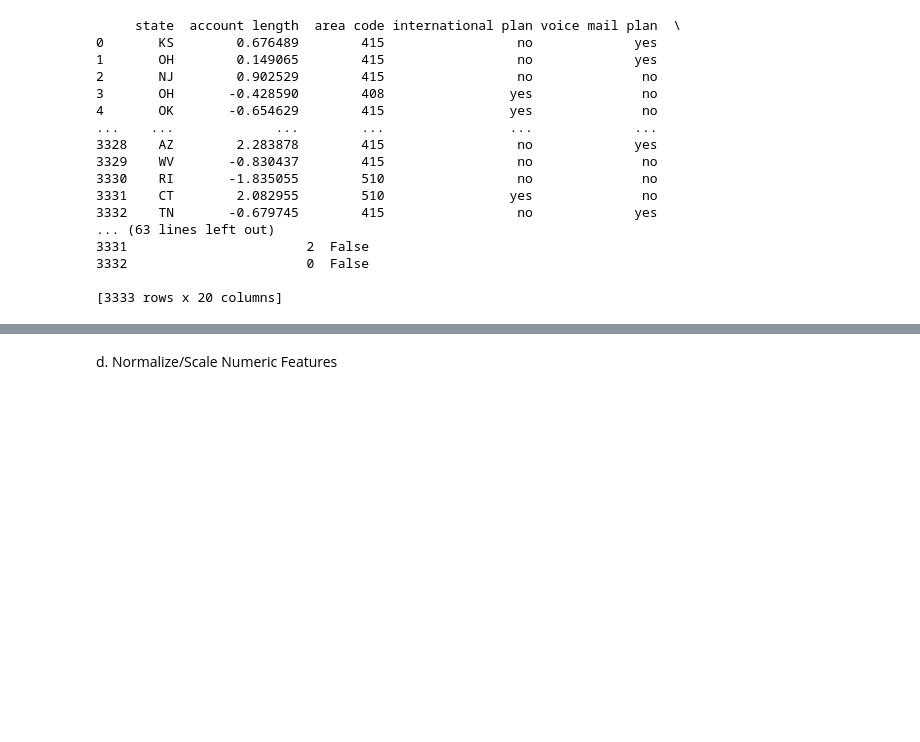
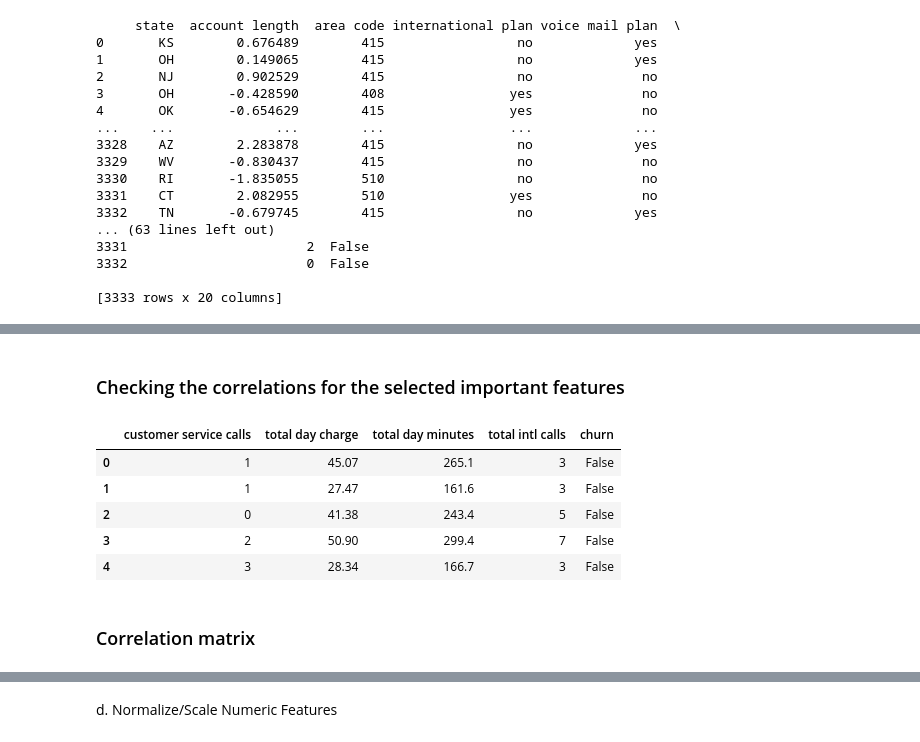
Before and after one commit to CYNTHIA-ATIENO/PHASE-3-PROJECT, a Jupyter notebook: index.ipynb, the cells around one changed output, grey strips where cells are left out. Saved outputs shown, nothing was run; the diff lists cells and outputs as text; code cells hidden in the pictures; blank space fills up the shorter version.

```diff
--- a/index.ipynb
+++ b/index.ipynb
@@ -248,0 +308,14 @@ print(df)
+# %% [markdown]
+### Checking the correlations for the selected important features
+# %%
+data2 = df[['customer service calls','total day charge','total day minutes','total intl calls','churn']]
+data2.head()
+# %% [output]
+|  | customer service calls | total day charge | total day minutes | total intl calls | churn |
+| 0 | 1 | 45.07 | 265.1 | 3 | False |
+| 1 | 1 | 27.47 | 161.6 | 3 | False |
+| 2 | 0 | 41.38 | 243.4 | 5 | False |
+| 3 | 2 | 50.90 | 299.4 | 7 | False |
+| 4 | 3 | 28.34 | 166.7 | 3 | False |
+# %% [markdown]
+### Correlation matrix
```
Also changed, not shown: parts of 32 cells of this notebook.
